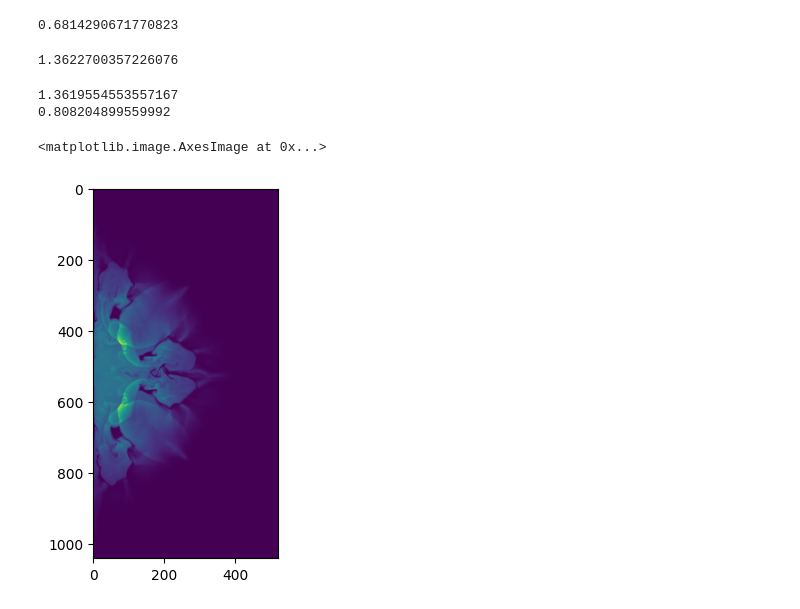
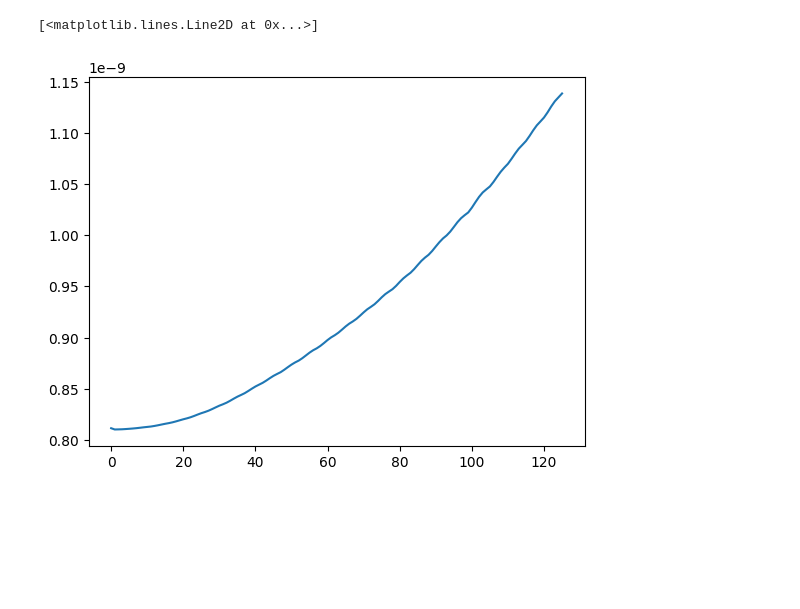
Before and after one commit to Chad-Chong/cumc3d, a Jupyter notebook: model/Type_Ia/outfile/Clean_readfile.ipynb, the cells around one changed output. Drawn from its saved outputs; the diff is of its cells as text; code cells hidden in the pictures; blank space fills up the shorter version.

```diff
--- a/model/Type_Ia/outfile/Clean_readfile.ipynb
+++ b/model/Type_Ia/outfile/Clean_readfile.ipynb
@@ -94,11 +94,15 @@ print(mass0)
 # %%
-masses = []
-ni_masses = []
-for t in range(n):
+maxrho_list = []
+mass_list = []
+for t in range(n+1):
     filename = working_directory+"/rkiter-"+str(t)+"-nm.hdf5"
     f = h5py.File(filename, "r")
     primitive = f['primitive'][:]
-    primitive = primitive.T
-    dens = primitive[0,1:-1,1,1:-1]
-    masses.append(np.sum(dens*vol))
-    ni_masses.append(np.sum(dens*primitive[ini56,1:-1,1,1:-1]*vol))
+    primitive=primitive.T
+    prim_a = f['prim_a'][:]
+    rhoa = prim_a[0]
+    rho = primitive[irho,1:-1,1,1:-1]
+    rho[rho<=rhoa] = 0
+    maxrho = np.max(rho)
+    maxrho_list.append(maxrho)
+    mass_list.append(np.sum(rho*vol))
@@ -135,22 +109,5 @@ plt.axvline(x=t, linestyle='dashed', color = 'red')
-# %%
-138343.2572918154/tcgs2code
-# %% [output]
-0.6814290671770823
-# %%
-mass0
-# %% [output]
-1.3622700357226076
-# %%
-filename = working_directory+"/rkiter-"+str(t)+"-nm.hdf5"
-f = h5py.File(filename, "r")
-primitive = f['primitive'][:]
-primitive = primitive.T
-dens = primitive[0,1:-1,1,1:-1]
-print(masses[t])
-print(np.sum(dens*primitive[ini56,1:-1,1,1:-1]*vol))
-plt.imshow((dens*primitive[ini56,1:-1,1,1:-1]).T)
-# %% [output]
-1.3619554553557167
-0.808204899559992
-<matplotlib.image.AxesImage at 0x...>
-[figure, removed]
+# %%
+plt.plot(maxrho_list)
+# %% [output]
+[<matplotlib.lines.Line2D at 0x...>]
+[figure, added]
```
Also changed, not shown: parts of 7 cells of this notebook, 21 other files.
